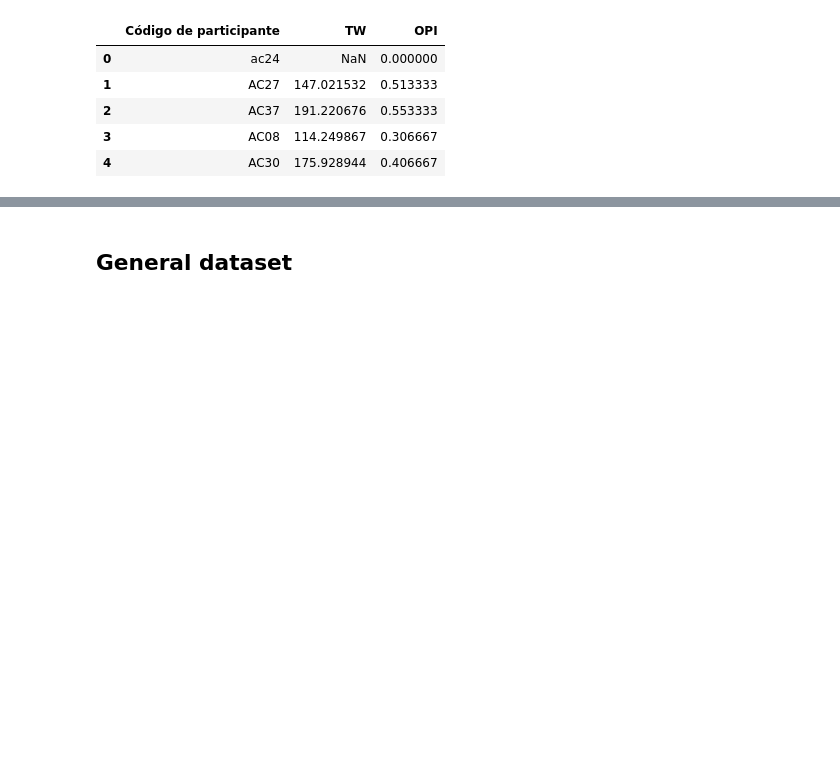
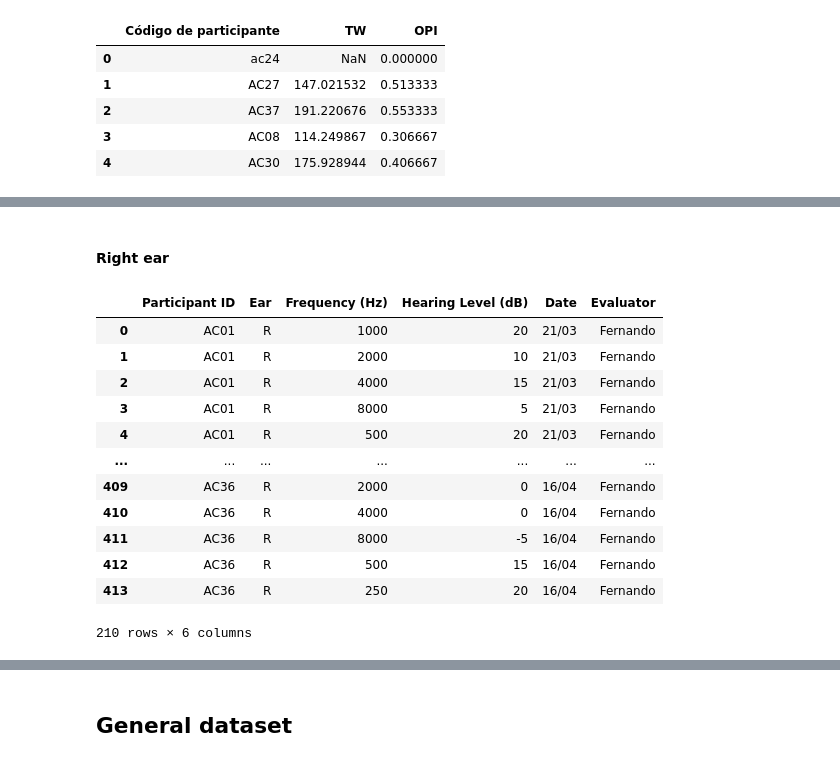
Before and after one commit to camila-maura/GIFTED-DFI, a Jupyter notebook: GIFTED_DFI_Data_Analysis.ipynb, the cells around one changed output, grey strips where cells are left out. Drawn from its saved outputs; the diff is of its cells as text; code cells hidden in the pictures; blank space fills up the shorter version.

```diff
--- a/GIFTED_DFI_Data_Analysis.ipynb
+++ b/GIFTED_DFI_Data_Analysis.ipynb
@@ -317,0 +356,19 @@ df_dfi.head(5)
+# %% [markdown]
+#### Right ear
+# %%
+data_pure_tone_R = data_pure_tone[data_pure_tone["Ear"] == "R"]
+data_pure_tone_R
+# %% [output]
+|  | Participant ID | Ear | Frequency (Hz) | Hearing Level (dB) | Date | Evaluator |
+| 0 | AC01 | R | 1000 | 20 | 21/03 | Fernando |
+| 1 | AC01 | R | 2000 | 10 | 21/03 | Fernando |
+| 2 | AC01 | R | 4000 | 15 | 21/03 | Fernando |
+| 3 | AC01 | R | 8000 | 5 | 21/03 | Fernando |
+| 4 | AC01 | R | 500 | 20 | 21/03 | Fernando |
+| ... | ... | ... | ... | ... | ... | ... |
+| 409 | AC36 | R | 2000 | 0 | 16/04 | Fernando |
+| 410 | AC36 | R | 4000 | 0 | 16/04 | Fernando |
+| 411 | AC36 | R | 8000 | -5 | 16/04 | Fernando |
+| 412 | AC36 | R | 500 | 15 | 16/04 | Fernando |
+| 413 | AC36 | R | 250 | 20 | 16/04 | Fernando |
+210 rows × 6 columns
```
Also changed, not shown: parts of 23 cells of this notebook.
